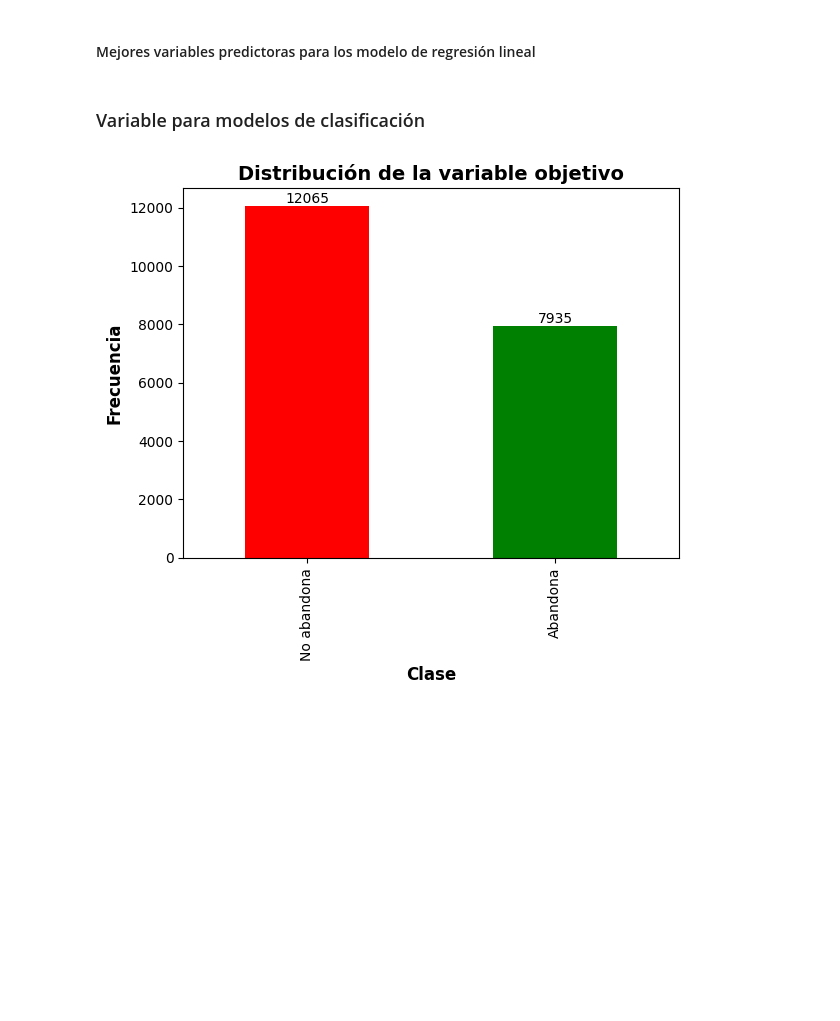
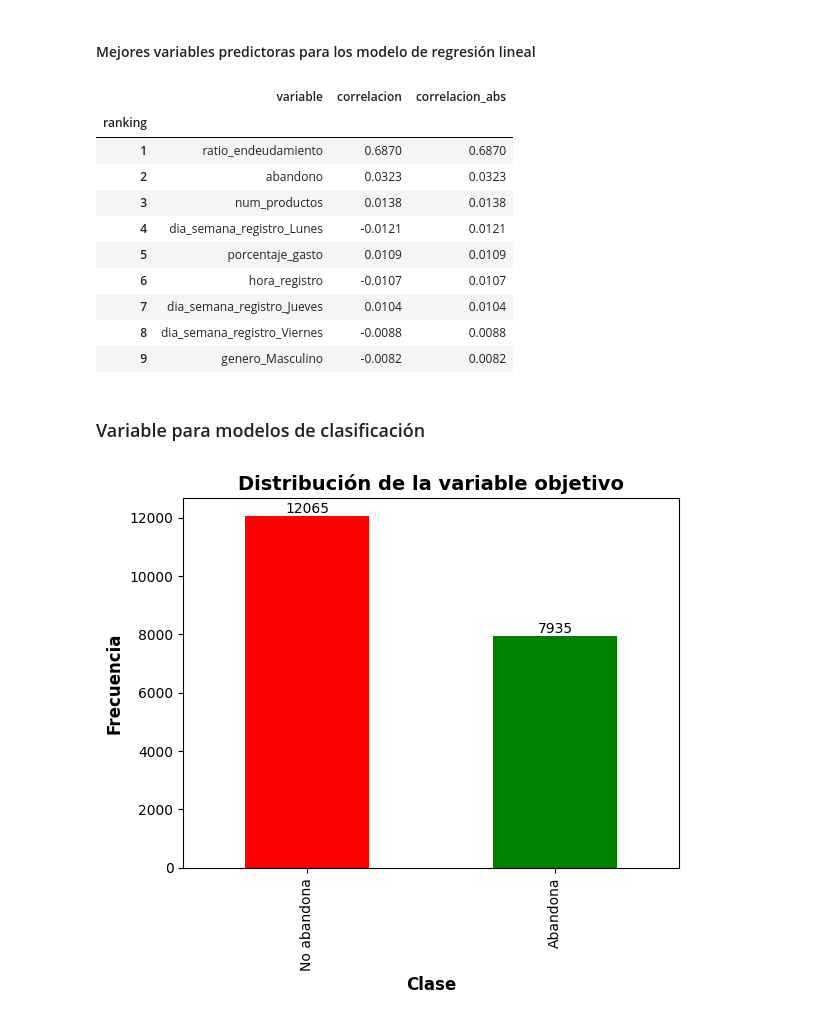
Before and after one commit to ramirezluna-david/proyecto_modelado_grp2, a Jupyter notebook: notebooks/analisis_exploratorio.ipynb, the cells around one changed output. Saved outputs shown, nothing was run; the diff lists cells and outputs as text; code cells hidden in the pictures; blank space fills up the shorter version.

```diff
--- a/notebooks/01_exploratory_analysis.ipynb
+++ b/notebooks/analisis_exploratorio.ipynb
@@ -209,5 +210,59 @@ plt.show()
 # %% [markdown]
 #### Mejores variables predictoras para los modelo de regresión lineal
+# %%
+def seleccionar_mejores_predictores(dataframe, target, umbral=0.008, incluir_objetivo=False):
+    """
+    Selecciona variables predictoras usando la matriz de correlaciones de Pearson.
+
+    Parameters
+    ----------
+    dataframe : pd.DataFrame
+        Conjunto de datos con variables numericas.
+    target : str
+        Nombre de la variable objetivo.
+    umbral : float, default=0.008
+        Umbral minimo de correlacion (valor absoluto).
+    incluir_objetivo : bool, default=False
+        Si True, mantiene la variable objetivo en el resultado.
+
+    Returns
+    -------
+    pd.DataFrame
+        Tabla con variables y correlaciones ordenadas.
+    """
+    correlaciones = dataframe.corr(numeric_only=True)
+    correlacion_objetivo = correlaciones[target].sort_values(ascending=False)
+    correlacion_abs = correlacion_objetivo.abs()
+    mask = correlacion_abs >= umbral
+    if not incluir_objetivo:
+        mask = mask & (correlacion_abs < 1.0)
+    seleccion = correlacion_objetivo[mask].sort_values(ascending=False)
+    salida = seleccion.reset_index()
+    salida.columns = ["variable", "correlacion"]
+    salida["correlacion_abs"] = salida["correlacion"].abs()
+    salida = salida.sort_values("correlacion_abs", ascending=False).reset_index(drop=True)
+    salida.index = salida.index + 1
+    salida.index.name = "ranking"
+    return salida
+
+mejores_predictores = seleccionar_mejores_predictores(
+    data,
+    target,
+    umbral=0.008,
+ )
+mejores_predictores.round(4)
+# %% [output]
+|  | variable | correlacion | correlacion_abs |
+| ranking |  |  |  |
+| 1 | ratio_endeudamiento | 0.6870 | 0.6870 |
+| 2 | abandono | 0.0323 | 0.0323 |
+| 3 | num_productos | 0.0138 | 0.0138 |
+| 4 | dia_semana_registro_Lunes | -0.0121 | 0.0121 |
+| 5 | porcentaje_gasto | 0.0109 | 0.0109 |
+| 6 | hora_registro | -0.0107 | 0.0107 |
+| 7 | dia_semana_registro_Jueves | 0.0104 | 0.0104 |
+| 8 | dia_semana_registro_Viernes | -0.0088 | 0.0088 |
+| 9 | genero_Masculino | -0.0082 | 0.0082 |
 # %% [markdown]
 ### Variable para modelos de clasificación
 # %%
```
Also changed, not shown: parts of 13 cells of this notebook, 4 other files.
